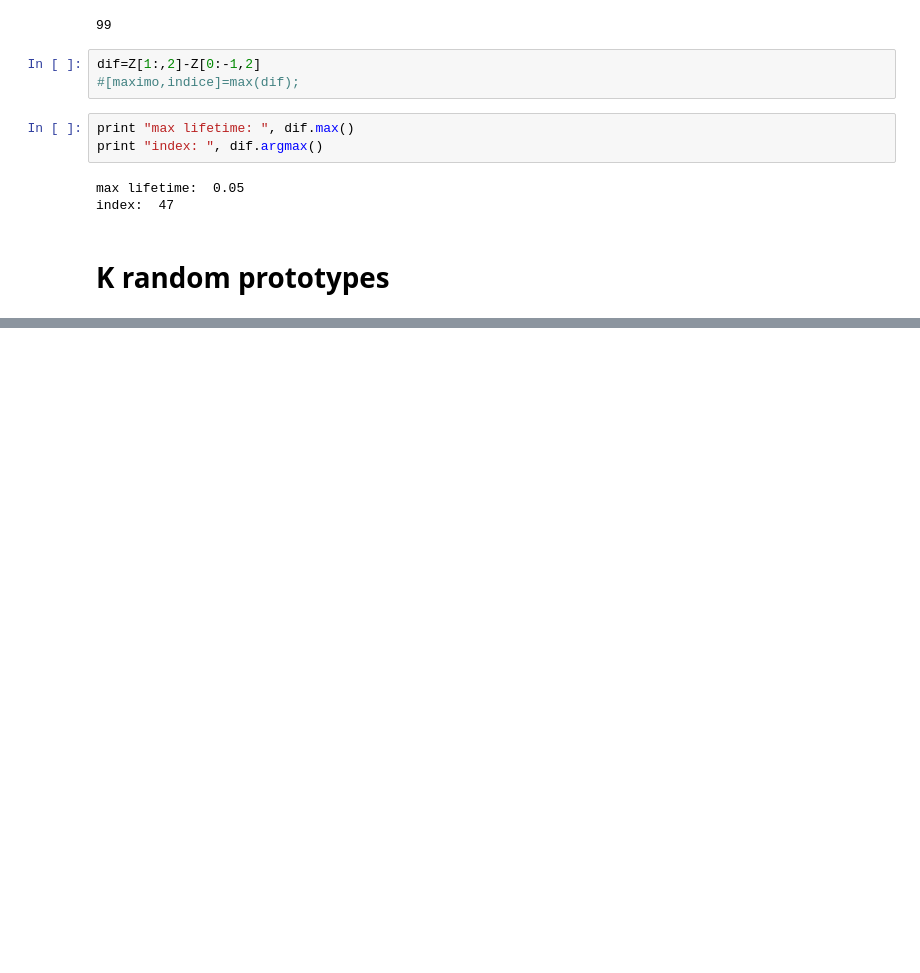
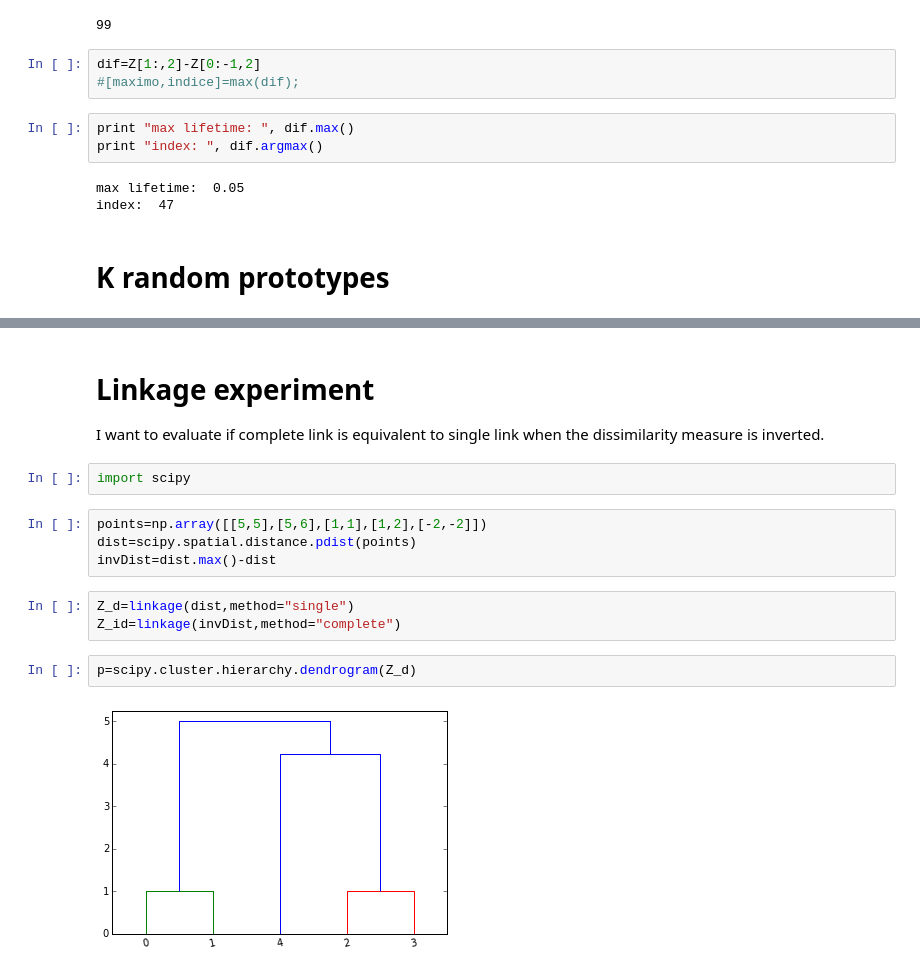
Before and after one commit to diogo-aos/QCThesis, a Jupyter notebook: notebooks/EAC testing.ipynb, the cells around one changed output, grey strips where cells are left out. Drawn from its saved outputs; the diff is of its cells as text; blank space fills up the shorter version.

```diff
--- a/notebooks/EAC testing.ipynb
+++ b/notebooks/EAC testing.ipynb
@@ -199,0 +534,17 @@ estimator.fit(partition_files,files=True,assoc_mode='prot', prot_mode='random',
+# %% [markdown]
+# Linkage experiment
+
+I want to evaluate if complete link is equivalent to single link when the dissimilarity measure is inverted.
+# %%
+import scipy
+# %%
+points=np.array([[5,5],[5,6],[1,1],[1,2],[-2,-2]])
+dist=scipy.spatial.distance.pdist(points)
+invDist=dist.max()-dist
+# %%
+Z_d=linkage(dist,method="single")
+Z_id=linkage(invDist,method="complete")
+# %%
+p=scipy.cluster.hierarchy.dendrogram(Z_d)
+# %% [output]
+[figure, added]
```
Also changed, not shown: parts of 49 cells of this notebook, 2 other files.
